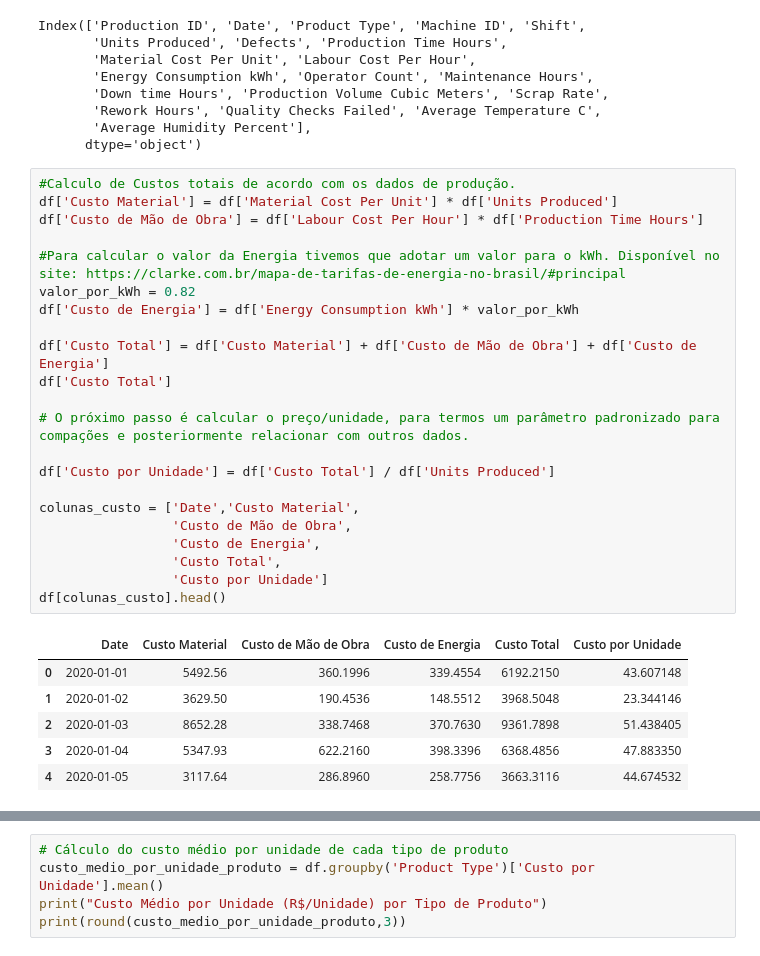
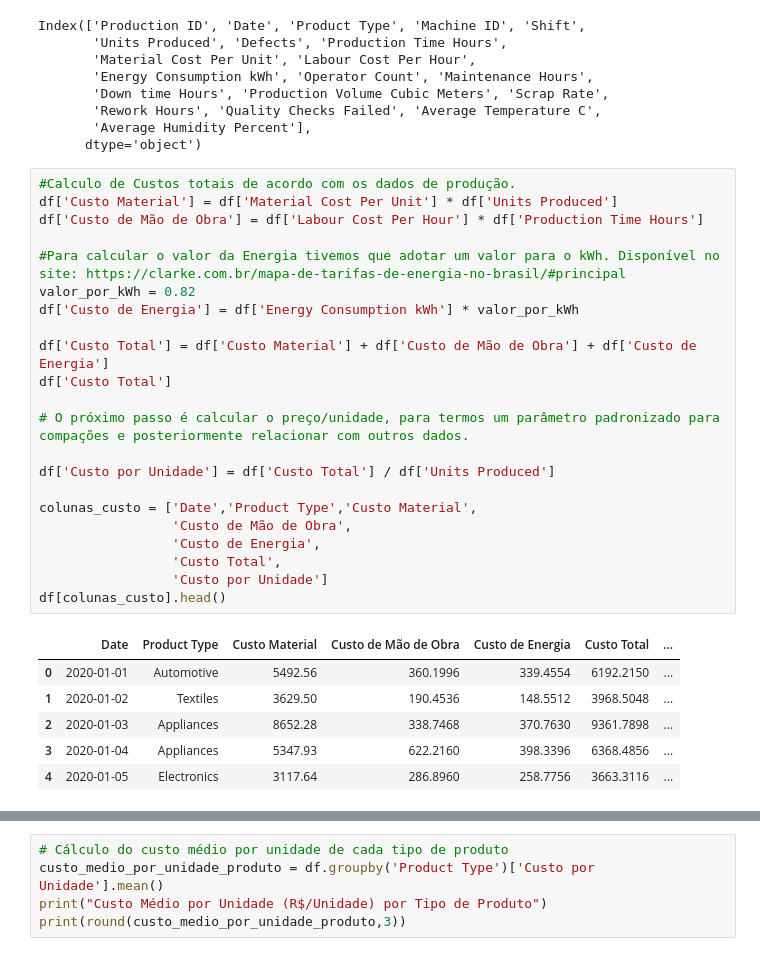
Before and after one commit to jesusthayna60-gif/custos_de_producao, a Jupyter notebook: Projeto_Final_Python.ipynb, the cells around one changed output, grey strips where cells are left out. Drawn from its saved outputs; the diff is of its cells as text.

```diff
--- a/Projeto_Final_Python.ipynb
+++ b/Projeto_Final_Python.ipynb
@@ -48,29 +46,29 @@ Index(['Production ID', 'Date', 'Product Type', 'Machine ID', 'Shift',
 # %%
 #Calculo de Custos totais de acordo com os dados de produção.
 df['Custo Material'] = df['Material Cost Per Unit'] * df['Units Produced']
 df['Custo de Mão de Obra'] = df['Labour Cost Per Hour'] * df['Production Time Hours']
 
 #Para calcular o valor da Energia tivemos que adotar um valor para o kWh. Disponível no site: https://clarke.com.br/mapa-de-tarifas-de-energia-no-brasil/#principal
 valor_por_kWh = 0.82
 df['Custo de Energia'] = df['Energy Consumption kWh'] * valor_por_kWh
 
 df['Custo Total'] = df['Custo Material'] + df['Custo de Mão de Obra'] + df['Custo de Energia']
 df['Custo Total']
 
 # O próximo passo é calcular o preço/unidade, para termos um parâmetro padronizado para compações e posteriormente relacionar com outros dados.
 
 df['Custo por Unidade'] = df['Custo Total'] / df['Units Produced']
 
-colunas_custo = ['Date','Custo Material',
+colunas_custo = ['Date','Product Type','Custo Material',
                  'Custo de Mão de Obra',
                  'Custo de Energia',
                  'Custo Total',
                  'Custo por Unidade']
 df[colunas_custo].head()
 # %% [output]
-|  | Date | Custo Material | Custo de Mão de Obra | Custo de Energia | Custo Total | Custo por Unidade |
-| 0 | 2020-01-01 | 5492.56 | 360.1996 | 339.4554 | 6192.2150 | 43.607148 |
-| 1 | 2020-01-02 | 3629.50 | 190.4536 | 148.5512 | 3968.5048 | 23.344146 |
-| 2 | 2020-01-03 | 8652.28 | 338.7468 | 370.7630 | 9361.7898 | 51.438405 |
-| 3 | 2020-01-04 | 5347.93 | 622.2160 | 398.3396 | 6368.4856 | 47.883350 |
-| 4 | 2020-01-05 | 3117.64 | 286.8960 | 258.7756 | 3663.3116 | 44.674532 |
+|  | Date | Product Type | Custo Material | Custo de Mão de Obra | Custo de Energia | Custo Total | ... |
+| 0 | 2020-01-01 | Automotive | 5492.56 | 360.1996 | 339.4554 | 6192.2150 | ... |
+| 1 | 2020-01-02 | Textiles | 3629.50 | 190.4536 | 148.5512 | 3968.5048 | ... |
+| 2 | 2020-01-03 | Appliances | 8652.28 | 338.7468 | 370.7630 | 9361.7898 | ... |
+| 3 | 2020-01-04 | Appliances | 5347.93 | 622.2160 | 398.3396 | 6368.4856 | ... |
+| 4 | 2020-01-05 | Electronics | 3117.64 | 286.8960 | 258.7756 | 3663.3116 | ... |
```
Also changed, not shown: parts of 17 cells of this notebook.
